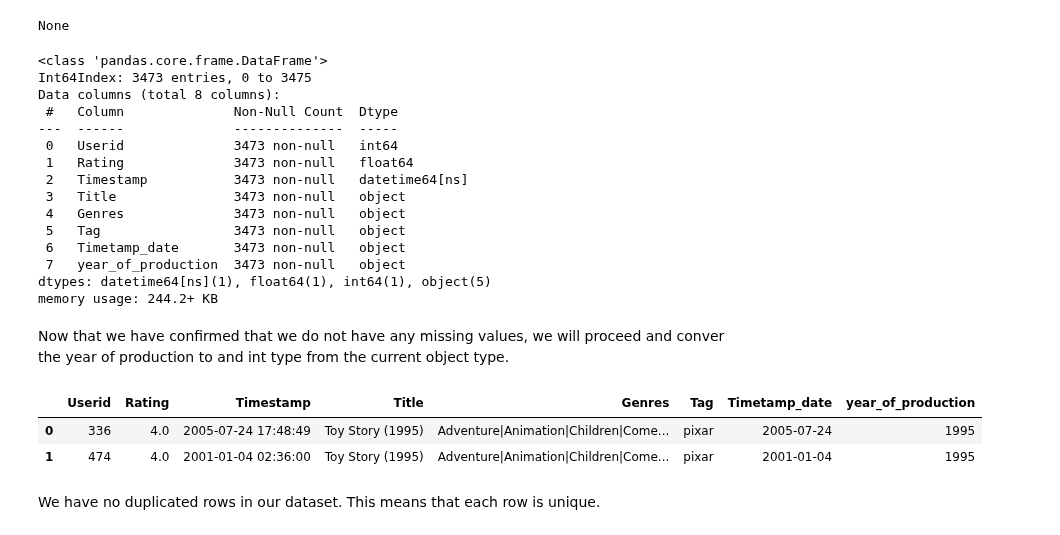
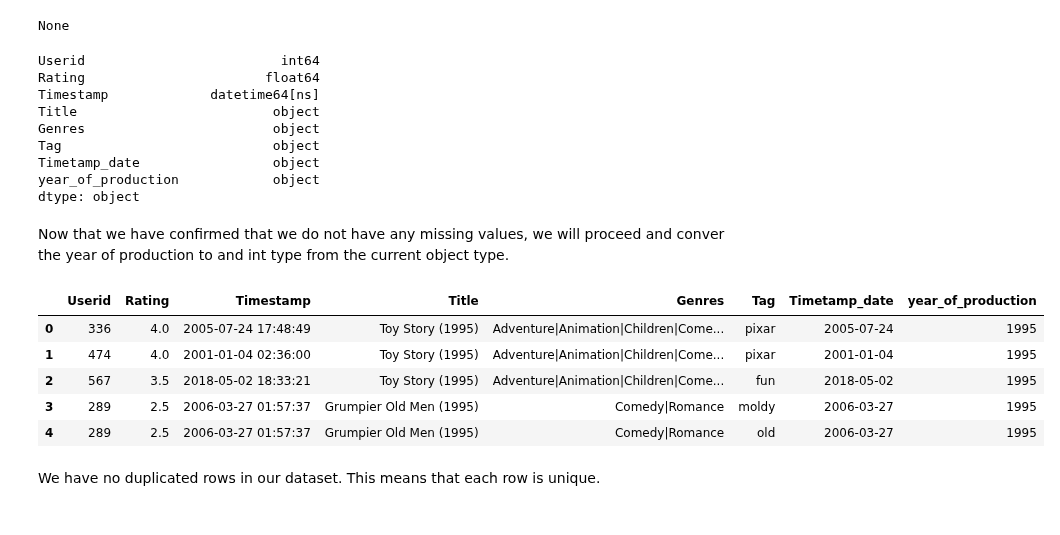
Before and after one commit to ruth-kitasi/Movielens-Recommendation-System, a Jupyter notebook: index.ipynb, the cells around one changed output. Saved outputs shown, nothing was run; the diff lists cells and outputs as text; code cells hidden in the pictures.

Commit message:
data preprocessing

```diff
--- a/index.ipynb
+++ b/index.ipynb
@@ -546,36 +547,33 @@ else:
 # %% [output]
 None
 # %%
-#checkingthe datatypes
-Movies_df.info()
+#checking the datatypes
+Movies_df.dtypes
 # %% [output]
-<class 'pandas.core.frame.DataFrame'>
-Int64Index: 3473 entries, 0 to 3475
-Data columns (total 8 columns):
- #   Column              Non-Null Count  Dtype
----  ------              --------------  -----
- 0   Userid              3473 non-null   int64
- 1   Rating              3473 non-null   float64
- 2   Timestamp           3473 non-null   datetime64[ns]
- 3   Title               3473 non-null   object
- 4   Genres              3473 non-null   object
- 5   Tag                 3473 non-null   object
- 6   Timetamp_date       3473 non-null   object
- 7   year_of_production  3473 non-null   object
-dtypes: datetime64[ns](1), float64(1), int64(1), object(5)
-memory usage: 244.2+ KB
+Userid                         int64
+Rating                       float64
+Timestamp             datetime64[ns]
+Title                         object
+Genres                        object
+Tag                           object
+Timetamp_date                 object
+year_of_production            object
+dtype: object
 # %% [markdown]
 Now that we have confirmed that we do not have any missing values, we will proceed and conver the year of production to and int type from the current object type.
 # %%
 # Convert the year_of_production column to integer
 Movies_df['year_of_production'] = Movies_df['year_of_production'].astype(int)
 # %%
-#runnnig our inal cleaned dataset ready for EDA
-Movies_df.head(2)
+#runnnig our final cleaned dataset ready for EDA
+Movies_df.head()
 # %% [output]
 |  | Userid | Rating | Timestamp | Title | Genres | Tag | Timetamp_date | year_of_production |
 | 0 | 336 | 4.0 | 2005-07-24 17:48:49 | Toy Story (1995) | Adventure|Animation|Children|Come... | pixar | 2005-07-24 | 1995 |
 | 1 | 474 | 4.0 | 2001-01-04 02:36:00 | Toy Story (1995) | Adventure|Animation|Children|Come... | pixar | 2001-01-04 | 1995 |
+| 2 | 567 | 3.5 | 2018-05-02 18:33:21 | Toy Story (1995) | Adventure|Animation|Children|Come... | fun | 2018-05-02 | 1995 |
+| 3 | 289 | 2.5 | 2006-03-27 01:57:37 | Grumpier Old Men (1995) | Comedy|Romance | moldy | 2006-03-27 | 1995 |
+| 4 | 289 | 2.5 | 2006-03-27 01:57:37 | Grumpier Old Men (1995) | Comedy|Romance | old | 2006-03-27 | 1995 |
 # %% [markdown]
 We have no duplicated rows in our dataset. This means that each row is unique.
 # %% [markdown]
```
Also changed, not shown: parts of 21 cells of this notebook.
